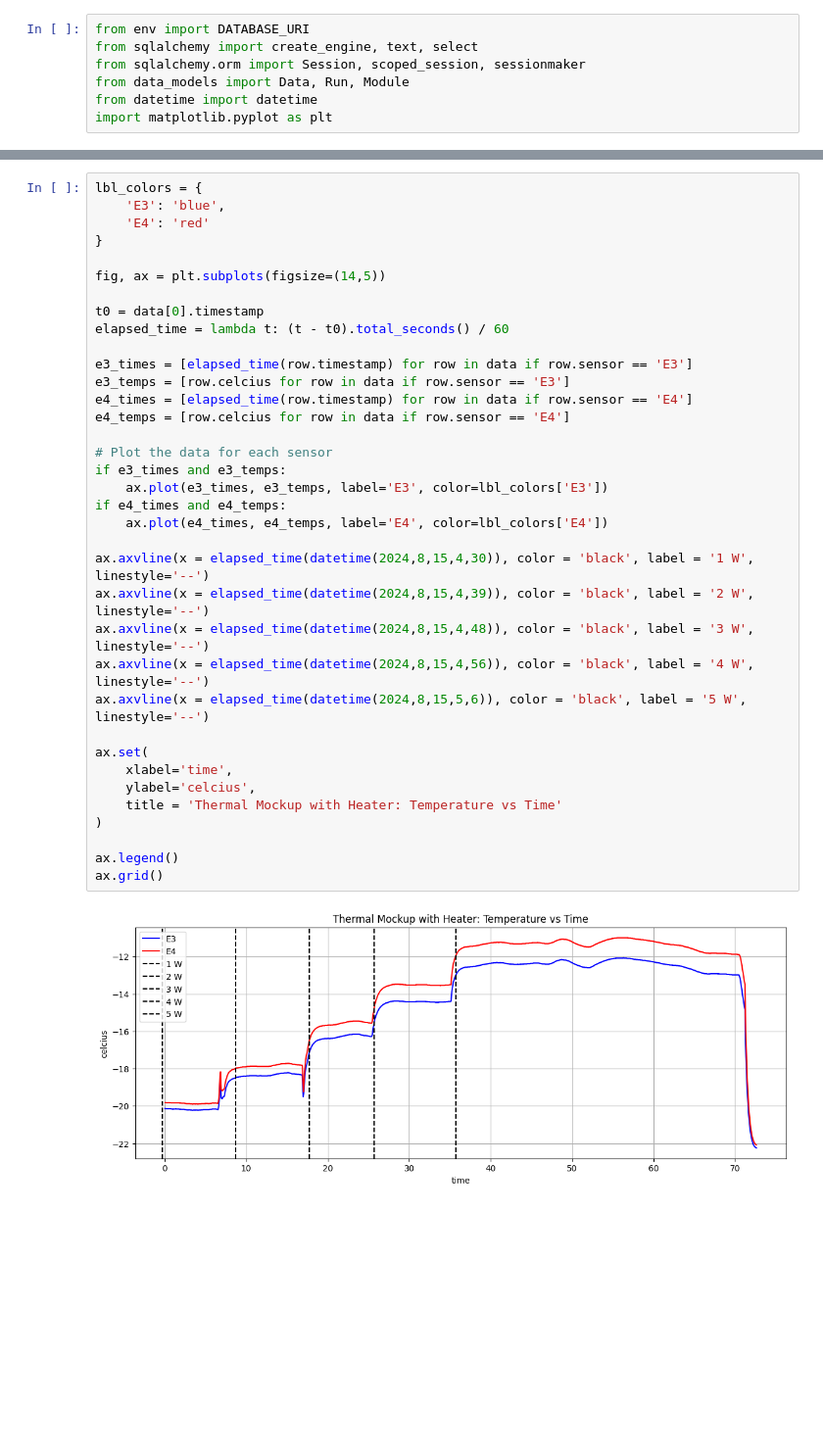
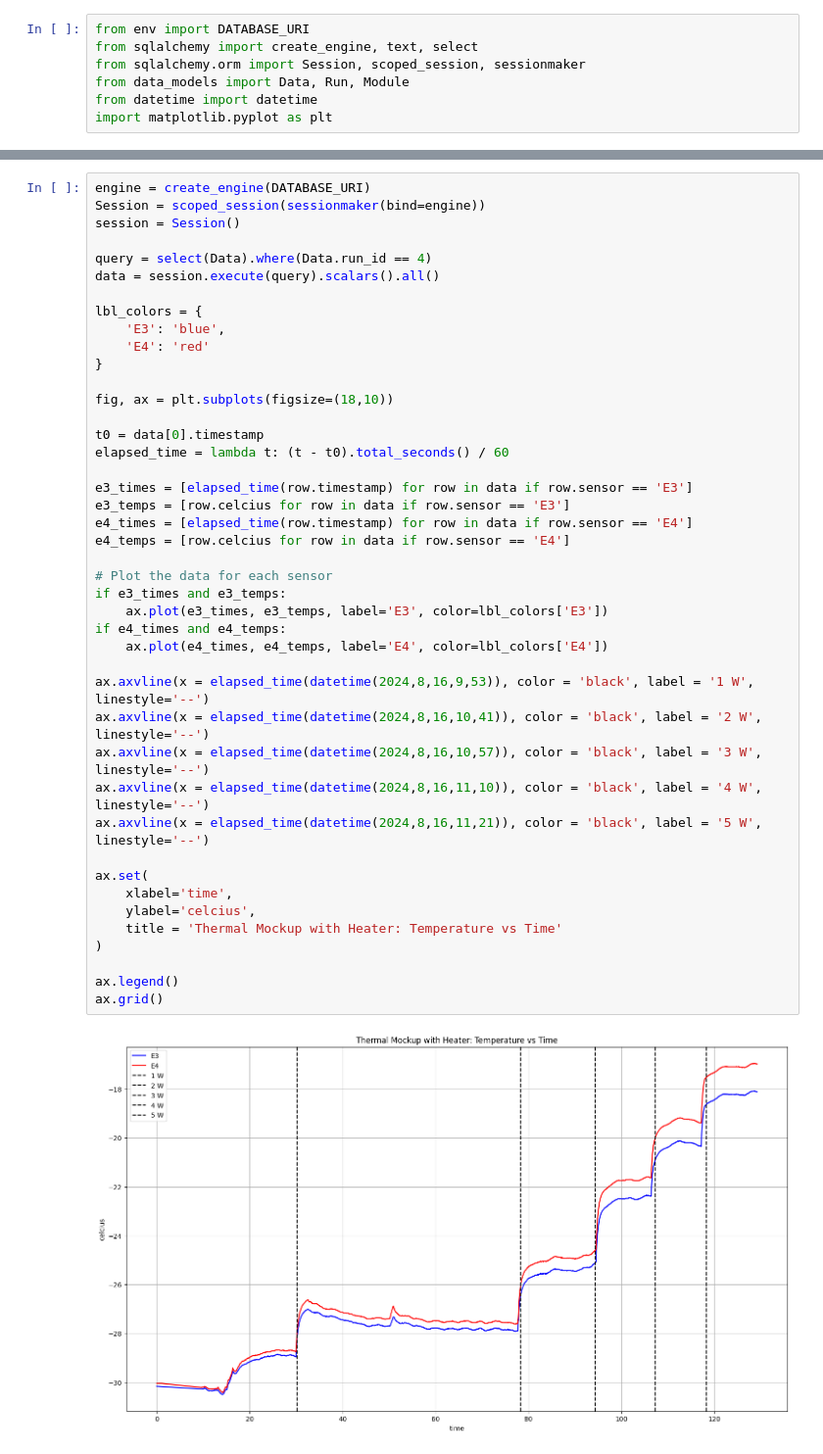
Before and after one commit to bu-etl/module_thermal_mockup, a Jupyter notebook: module_pcb_thermal_mockup_v3.5/software/db_analysis.ipynb, the cells around one changed output, grey strips where cells are left out. Shown: that part at 98% size. Cells and saved outputs as stored; diff of their text form; blank space fills up the shorter version.

```diff
--- a/module_pcb_thermal_mockup_v3.5/software/db_analysis.ipynb
+++ b/module_pcb_thermal_mockup_v3.5/software/db_analysis.ipynb
@@ -29,38 +40,45 @@ with open("/home/hayden/repos/module_pcb_thermal_mockup/module_pcb_thermal_mocku
 # %%
+engine = create_engine(DATABASE_URI)
+Session = scoped_session(sessionmaker(bind=engine))
+session = Session()
+
+query = select(Data).where(Data.run_id == 4)
+data = session.execute(query).scalars().all()
+
 lbl_colors = {
     'E3': 'blue',
     'E4': 'red'
 }
 
-fig, ax = plt.subplots(figsize=(14,5))
+fig, ax = plt.subplots(figsize=(18,10))
 
 t0 = data[0].timestamp
 elapsed_time = lambda t: (t - t0).total_seconds() / 60
 
 e3_times = [elapsed_time(row.timestamp) for row in data if row.sensor == 'E3']
 e3_temps = [row.celcius for row in data if row.sensor == 'E3']
 e4_times = [elapsed_time(row.timestamp) for row in data if row.sensor == 'E4']
 e4_temps = [row.celcius for row in data if row.sensor == 'E4']
 
 # Plot the data for each sensor
 if e3_times and e3_temps:
     ax.plot(e3_times, e3_temps, label='E3', color=lbl_colors['E3'])
 if e4_times and e4_temps:
     ax.plot(e4_times, e4_temps, label='E4', color=lbl_colors['E4'])
 
-ax.axvline(x = elapsed_time(datetime(2024,8,15,4,30)), color = 'black', label = '1 W', linestyle='--')
-ax.axvline(x = elapsed_time(datetime(2024,8,15,4,39)), color = 'black', label = '2 W', linestyle='--')
-ax.axvline(x = elapsed_time(datetime(2024,8,15,4,48)), color = 'black', label = '3 W', linestyle='--')
-ax.axvline(x = elapsed_time(datetime(2024,8,15,4,56)), color = 'black', label = '4 W', linestyle='--')
-ax.axvline(x = elapsed_time(datetime(2024,8,15,5,6)), color = 'black', label = '5 W', linestyle='--')
+ax.axvline(x = elapsed_time(datetime(2024,8,16,9,53)), color = 'black', label = '1 W', linestyle='--')
+ax.axvline(x = elapsed_time(datetime(2024,8,16,10,41)), color = 'black', label = '2 W', linestyle='--')
+ax.axvline(x = elapsed_time(datetime(2024,8,16,10,57)), color = 'black', label = '3 W', linestyle='--')
+ax.axvline(x = elapsed_time(datetime(2024,8,16,11,10)), color = 'black', label = '4 W', linestyle='--')
+ax.axvline(x = elapsed_time(datetime(2024,8,16,11,21)), color = 'black', label = '5 W', linestyle='--')
 
 ax.set(
     xlabel='time',
     ylabel='celcius',
     title = 'Thermal Mockup with Heater: Temperature vs Time'
 )
 
 ax.legend()
 ax.grid()
 # %% [output]
-[figure, old version]
+[figure, new version]
```
Also changed, not shown: parts of 2 cells of this notebook, 1 other file.
